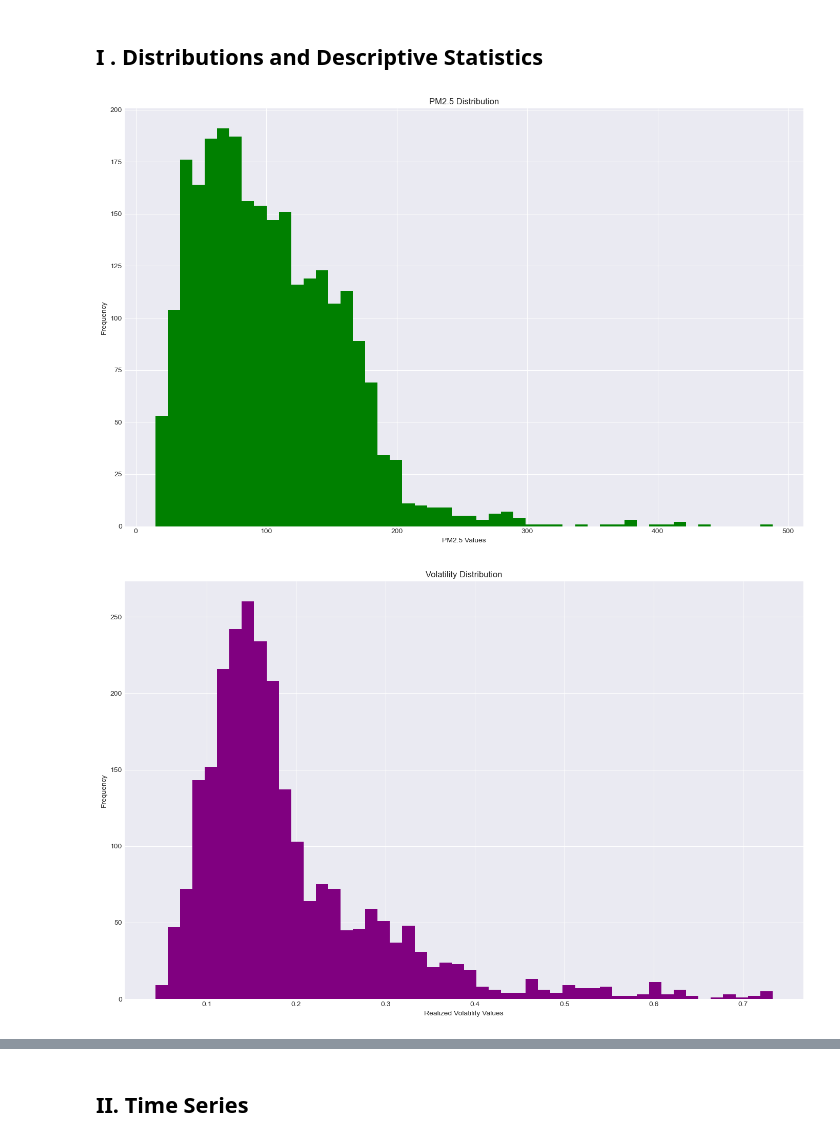
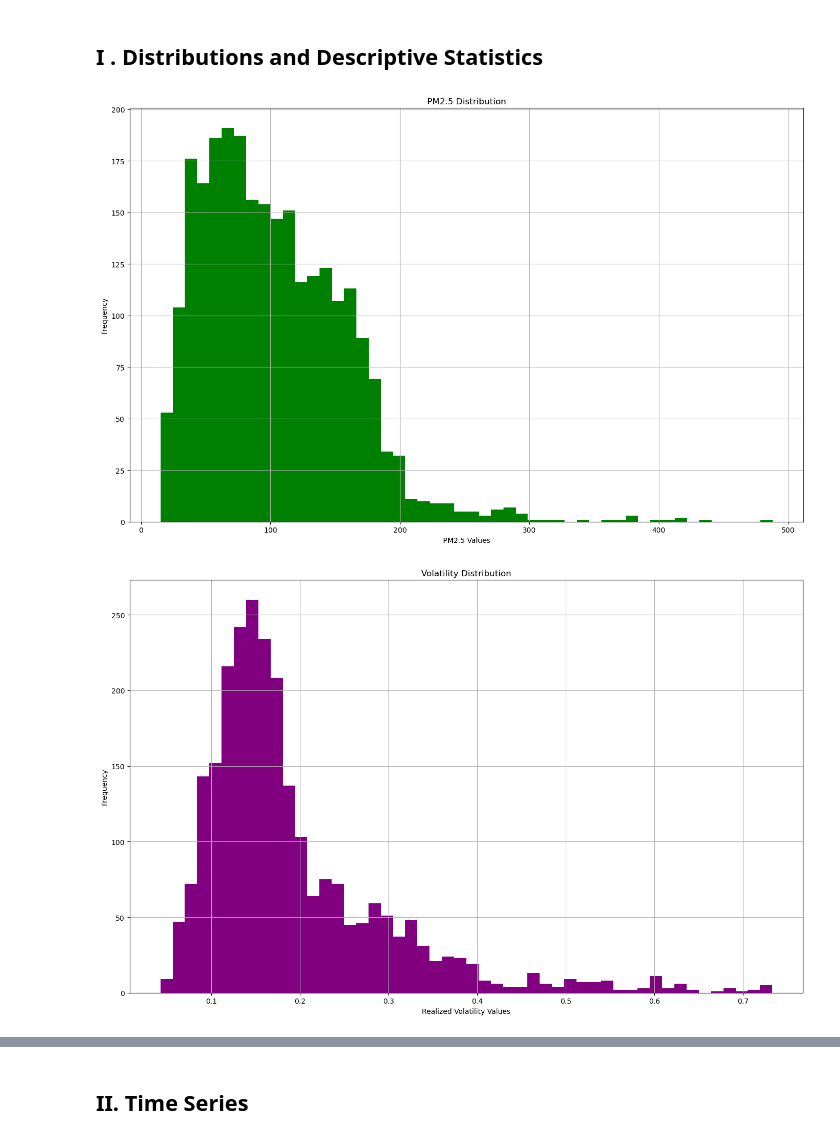
Before and after one commit to StratoQuantX/Correlation-between-Beijing-pollution-levels-and-volatility-in-the-Chinese-options-market, a Jupyter notebook: notebooks/02_eda.ipynb, the cells around one changed output, grey strips where cells are left out. Drawn from its saved outputs; the diff is of its cells as text; code cells hidden in the pictures.

```diff
--- a/notebooks/02_eda.ipynb
+++ b/notebooks/02_eda.ipynb
@@ -64,15 +102,16 @@ figs = (14,9)
 # %%
 # 1. PM2.5 Distribution
 
 plt.figure(figsize=figs)
 plt.hist(df['pm25'], bins=50, color='green')
 plt.xlabel('PM2.5 Values')
 plt.ylabel('Frequency')
 plt.title('PM2.5 Distribution')
+plt.grid()
 plt.tight_layout()
 plt.show()
 # %% [output]
-[figure, old version]
+[figure, new version]
 # %%
 # 2. Realized vol distribution
 
@@ -82,9 +121,10 @@ plt.xlabel('Realized Volatility Values')
 plt.ylabel('Frequency')
 plt.title('Volatility Distribution')
 plt.tight_layout()
+plt.grid()
 plt.show()
 # %% [output]
-[figure, old version]
+[figure, new version]
 # %%
 fig, ax = plt.subplots(figsize=(14, 6))
 
```
Also changed, not shown: parts of 13 cells of this notebook, 4 other files.
